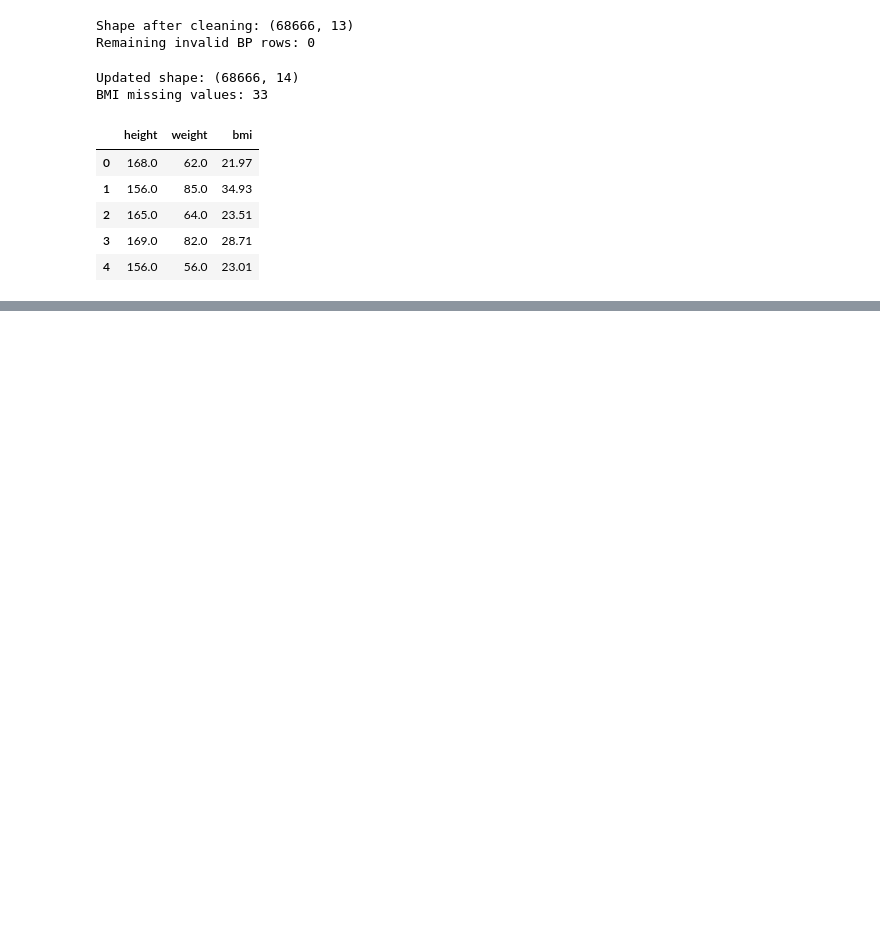
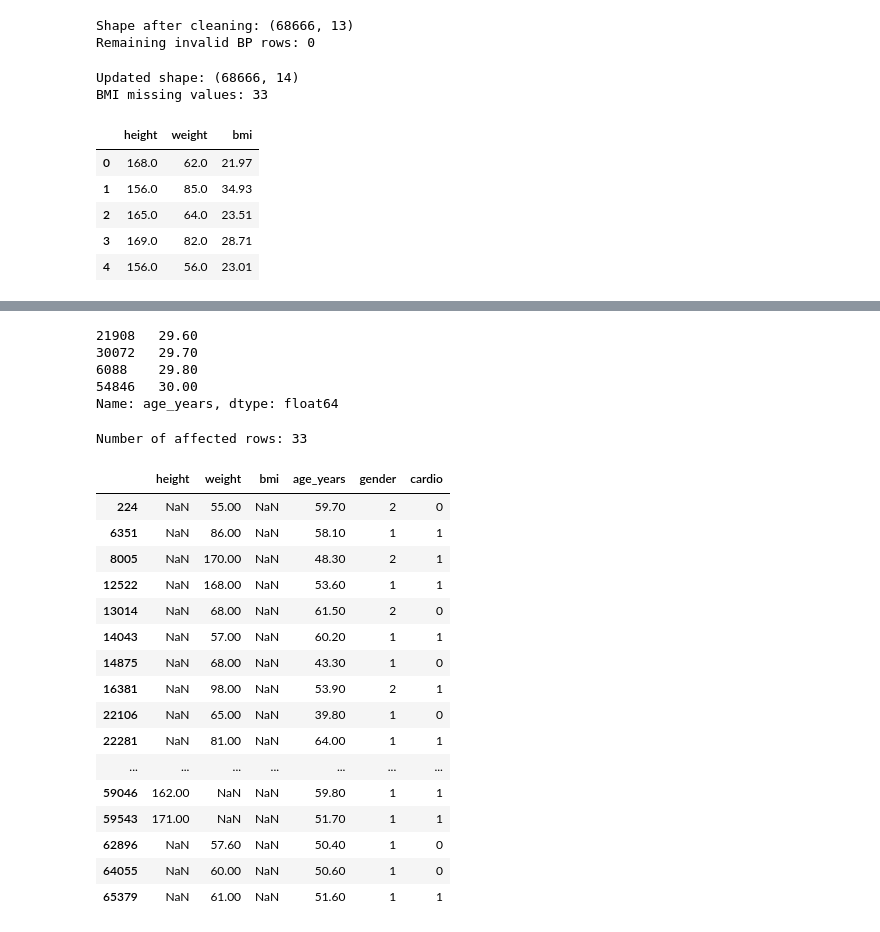
Before and after one commit to Mary-George26/Team3_Project_ONL5_AIS4_S1, a Jupyter notebook: Cardiovascular Disease dataset/cardio__cleaning.ipynb, the cells around one changed output, grey strips where cells are left out. Saved outputs shown, nothing was run; the diff lists cells and outputs as text; code cells hidden in the pictures; blank space fills up the shorter version.

```diff
--- a/Cardiovascular Disease dataset/cardio__cleaning.ipynb
+++ b/Cardiovascular Disease dataset/cardio__cleaning.ipynb
@@ -190,0 +226,7 @@ BMI missing values: 33
+# %%
+df_clean['bmi'] = df_clean['weight'] / (df_clean['height'] / 100) ** 2
+# %%
+df_clean.loc[df_clean['height'] < 100, 'height'] = 100
+
+print("Minimum height:", df_clean['height'].min())
+print("Maximum height:", df_clean['height'].max())
@@ -190,0 +298,16 @@ BMI missing values: 33
+# %%
+df_clean['ap_lo_category'] = np.select(
+    [
+        df_clean['ap_lo'] < 65,
+        df_clean['ap_lo'] > 120,
+        df_clean['ap_lo'] > 105
+    ],
+    [
+        'Low outlier',
+        'Extreme high - review',
+        'High outlier'
+    ],
+    default='Within IQR range'
+)
+
+print(df_clean['ap_lo_category'].value_counts())
@@ -190,0 +354,49 @@ BMI missing values: 33
+# %%
+df_clean['ap_lo_original'] = df_clean['ap_lo'].copy()
+df_clean['ap_lo'] = df_clean['ap_lo'].clip(upper=120)
+# %%
+age_outliers = df_clean[
+    (df_clean['age_years'] < 33.15) |
+    (df_clean['age_years'] > 73.55)
+]
+
+print(age_outliers['age_years'].sort_values())
+# %% [output]
+21908   29.60
+30072   29.70
+6088    29.80
+54846   30.00
+Name: age_years, dtype: float64
+# %%
+missing_data = df_clean[
+    df_clean['height'].isna() |
+    df_clean['weight'].isna() |
+    df_clean['bmi'].isna()
+]
+
+print("Number of affected rows:", len(missing_data))
+
+display(
+    missing_data[
+        ['height', 'weight', 'bmi', 'age_years', 'gender', 'cardio']
+    ]
+)
+# %% [output]
+Number of affected rows: 33
+|  | height | weight | bmi | age_years | gender | cardio |
+| 224 | NaN | 55.00 | NaN | 59.70 | 2 | 0 |
+| 6351 | NaN | 86.00 | NaN | 58.10 | 1 | 1 |
+| 8005 | NaN | 170.00 | NaN | 48.30 | 2 | 1 |
+| 12522 | NaN | 168.00 | NaN | 53.60 | 1 | 1 |
+| 13014 | NaN | 68.00 | NaN | 61.50 | 2 | 0 |
+| 14043 | NaN | 57.00 | NaN | 60.20 | 1 | 1 |
+| 14875 | NaN | 68.00 | NaN | 43.30 | 1 | 0 |
+| 16381 | NaN | 98.00 | NaN | 53.90 | 2 | 1 |
+| 22106 | NaN | 65.00 | NaN | 39.80 | 1 | 0 |
+| 22281 | NaN | 81.00 | NaN | 64.00 | 1 | 1 |
+| ... | ... | ... | ... | ... | ... | ... |
+| 59046 | 162.00 | NaN | NaN | 59.80 | 1 | 1 |
+| 59543 | 171.00 | NaN | NaN | 51.70 | 1 | 1 |
+| 62896 | NaN | 57.60 | NaN | 50.40 | 1 | 0 |
+| 64055 | NaN | 60.00 | NaN | 50.60 | 1 | 0 |
+| 65379 | NaN | 61.00 | NaN | 51.60 | 1 | 1 |
```
Also changed, not shown: parts of 15 cells of this notebook.
